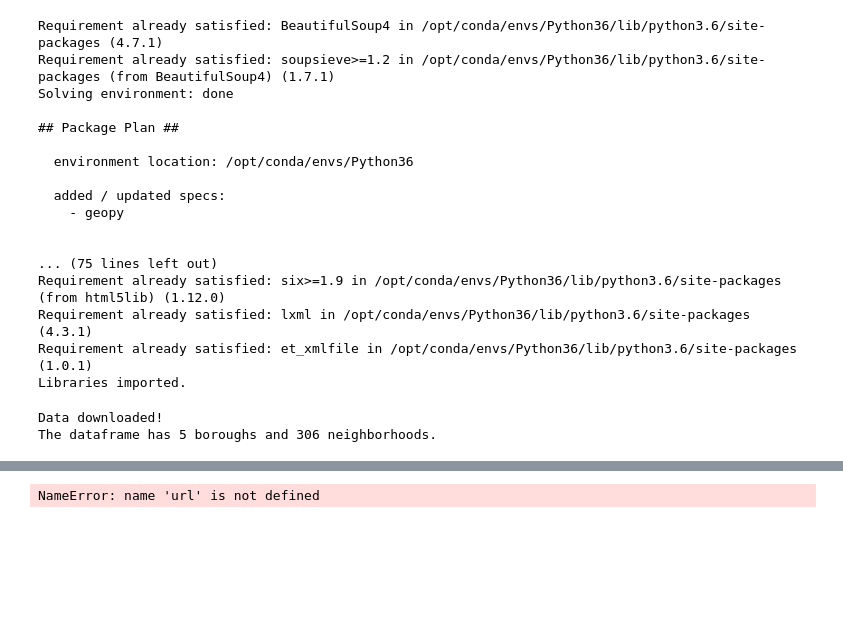
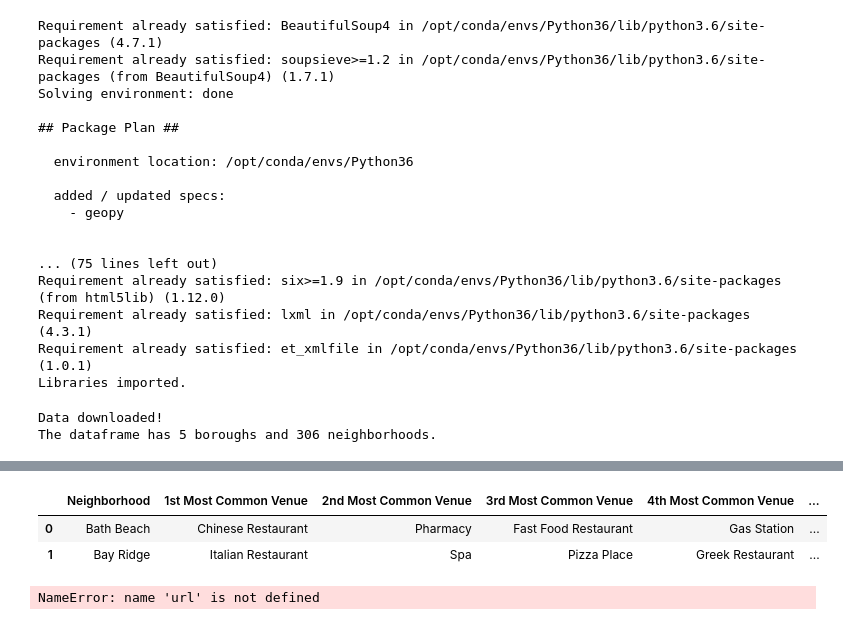
Before and after one commit to stryder518/Data_Science_Capstone, a Jupyter notebook: Data Science Capstone.ipynb, the cells around one changed output, grey strips where cells are left out. Drawn from its saved outputs; the diff is of its cells as text; code cells hidden in the pictures; blank space fills up the shorter version.

```diff
--- a/Data Science Capstone.ipynb
+++ b/Data Science Capstone.ipynb
@@ -195,3 +355,35 @@ The geograpical coordinate of Brooklyn are 40.6501038, -73.9495823.
+# %%
+#Create function to return most common venues.
+def return_most_common_venues(row, num_top_venues):
+    row_categories = row.iloc[1:]
+    row_categories_sorted = row_categories.sort_values(ascending=False)
+
+    return row_categories_sorted.index.values[0:num_top_venues]
+# %%
+num_top_venues = 10
+
+indicators = ['st', 'nd', 'rd']
+
+# create columns according to number of top venues
+columns = ['Neighborhood']
+for ind in np.arange(num_top_venues):
+    try:
+        columns.append('{}{} Most Common Venue'.format(ind+1, indicators[ind]))
+    except:
+        columns.append('{}th Most Common Venue'.format(ind+1))
+
+# create a new dataframe
+neighborhoods_venues_sorted = pd.DataFrame(columns=columns)
+neighborhoods_venues_sorted['Neighborhood'] = bk_grouped['Neighborhood']
+
+for ind in np.arange(bk_grouped.shape[0]):
+    neighborhoods_venues_sorted.iloc[ind, 1:] = return_most_common_venues(bk_grouped.iloc[ind, :], num_top_venues)
+
+neighborhoods_venues_sorted.head(2)
+# %% [output]
+|  | Neighborhood | 1st Most Common Venue | 2nd Most Common Venue | 3rd Most Common Venue | 4th Most Common Venue | ... |
+| 0 | Bath Beach | Chinese Restaurant | Pharmacy | Fast Food Restaurant | Gas Station | ... |
+| 1 | Bay Ridge | Italian Restaurant | Spa | Pizza Place | Greek Restaurant | ... |
 # %%
 search_data = requests.get(url).json()
 #search_data
```
Also changed, not shown: parts of 13 cells of this notebook.
